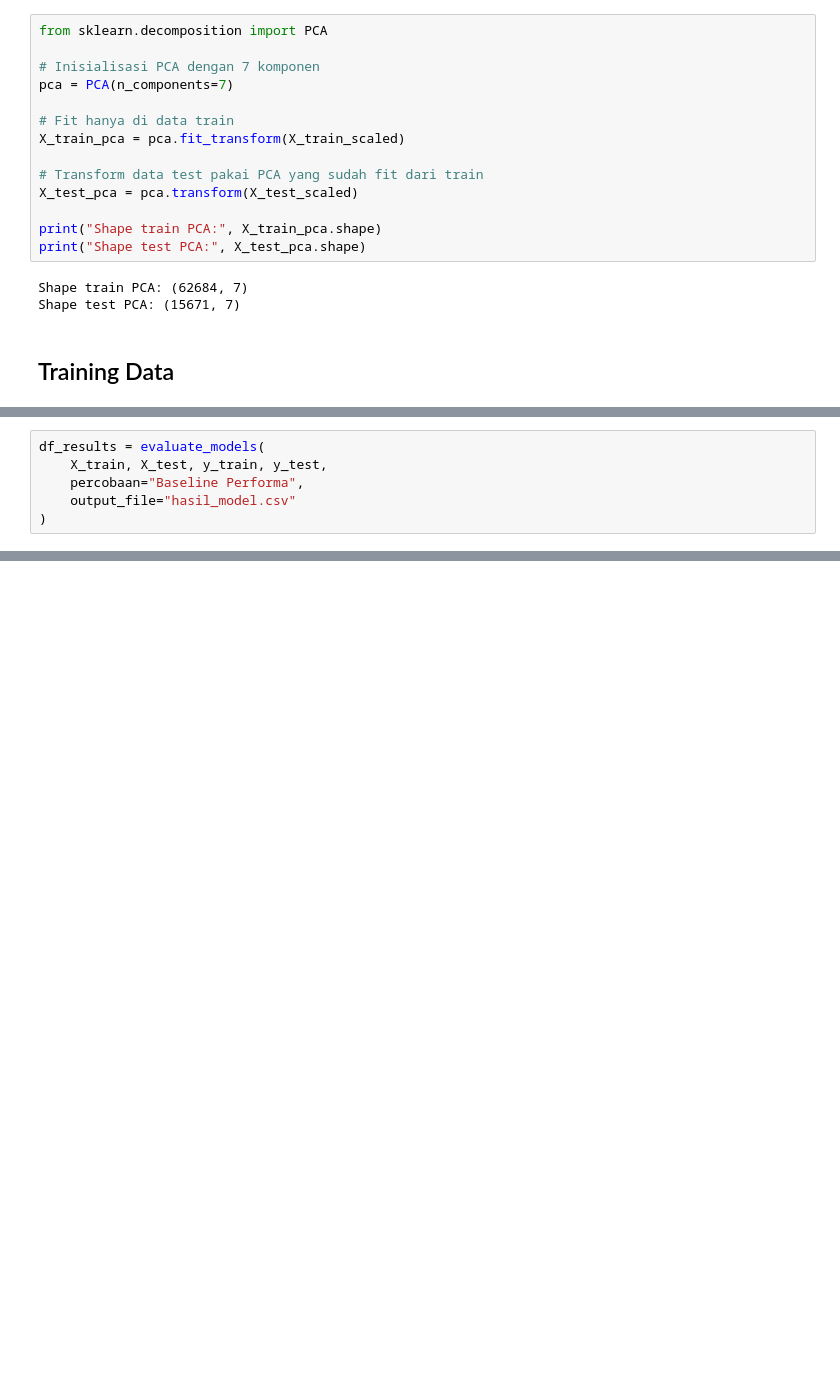
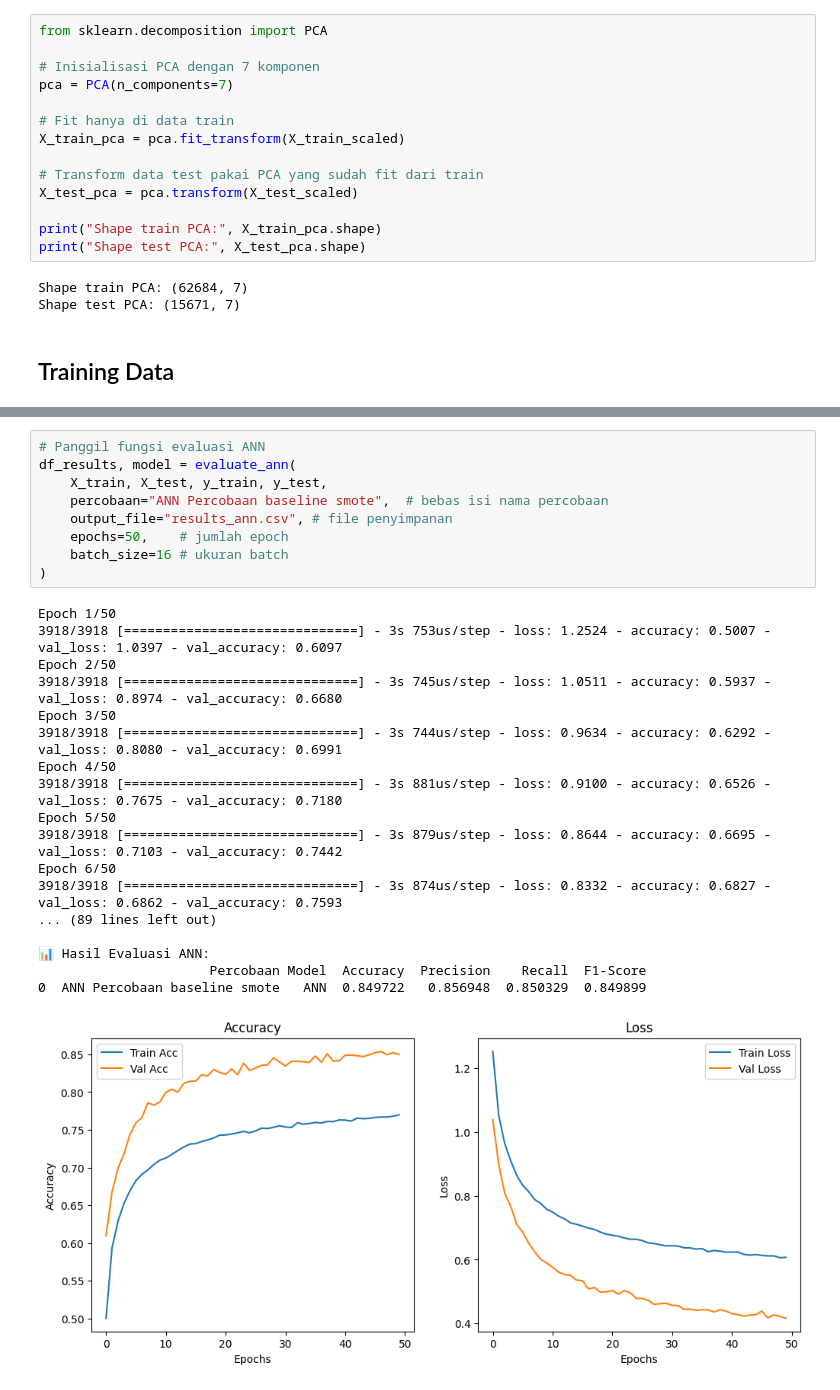
Before and after one commit to RyanGA09/DataMiningAirQuality, a Jupyter notebook: DataSmote/DL/notebooksmote.ipynb, the cells around one changed output, grey strips where cells are left out. Drawn from its saved outputs; the diff is of its cells as text; blank space fills up the shorter version.

```diff
--- a/DataSmote/DL/notebooksmote.ipynb
+++ b/DataSmote/DL/notebooksmote.ipynb
@@ -432,6 +352,0 @@ def evaluate_models(X_train, X_test, y_train, y_test, percobaan="Baseline", outp
-# %%
-df_results = evaluate_models(
-    X_train, X_test, y_train, y_test,
-    percobaan="Baseline Performa",
-    output_file="hasil_model.csv"
-)
@@ -453,0 +445,28 @@ df_results = evaluate_models(
+# %%
+# Panggil fungsi evaluasi ANN
+df_results, model = evaluate_ann(
+    X_train, X_test, y_train, y_test,
+    percobaan="ANN Percobaan baseline smote",  # bebas isi nama percobaan
+    output_file="results_ann.csv", # file penyimpanan
+    epochs=50,    # jumlah epoch
+    batch_size=16 # ukuran batch
+)
+# %% [output]
+Epoch 1/50
+3918/3918 [==============================] - 3s 753us/step - loss: 1.2524 - accuracy: 0.5007 - val_loss: 1.0397 - val_accuracy: 0.6097
+Epoch 2/50
+3918/3918 [==============================] - 3s 745us/step - loss: 1.0511 - accuracy: 0.5937 - val_loss: 0.8974 - val_accuracy: 0.6680
+Epoch 3/50
+3918/3918 [==============================] - 3s 744us/step - loss: 0.9634 - accuracy: 0.6292 - val_loss: 0.8080 - val_accuracy: 0.6991
+Epoch 4/50
+3918/3918 [==============================] - 3s 881us/step - loss: 0.9100 - accuracy: 0.6526 - val_loss: 0.7675 - val_accuracy: 0.7180
+Epoch 5/50
+3918/3918 [==============================] - 3s 879us/step - loss: 0.8644 - accuracy: 0.6695 - val_loss: 0.7103 - val_accuracy: 0.7442
+Epoch 6/50
+3918/3918 [==============================] - 3s 874us/step - loss: 0.8332 - accuracy: 0.6827 - val_loss: 0.6862 - val_accuracy: 0.7593
+... (89 lines left out)
+
+📊 Hasil Evaluasi ANN:
+                      Percobaan Model  Accuracy  Precision    Recall  F1-Score
+0  ANN Percobaan baseline smote   ANN  0.849722   0.856948  0.850329  0.849899
+[figure, added]
```
Also changed, not shown: parts of 10 cells of this notebook, 8 other files.
